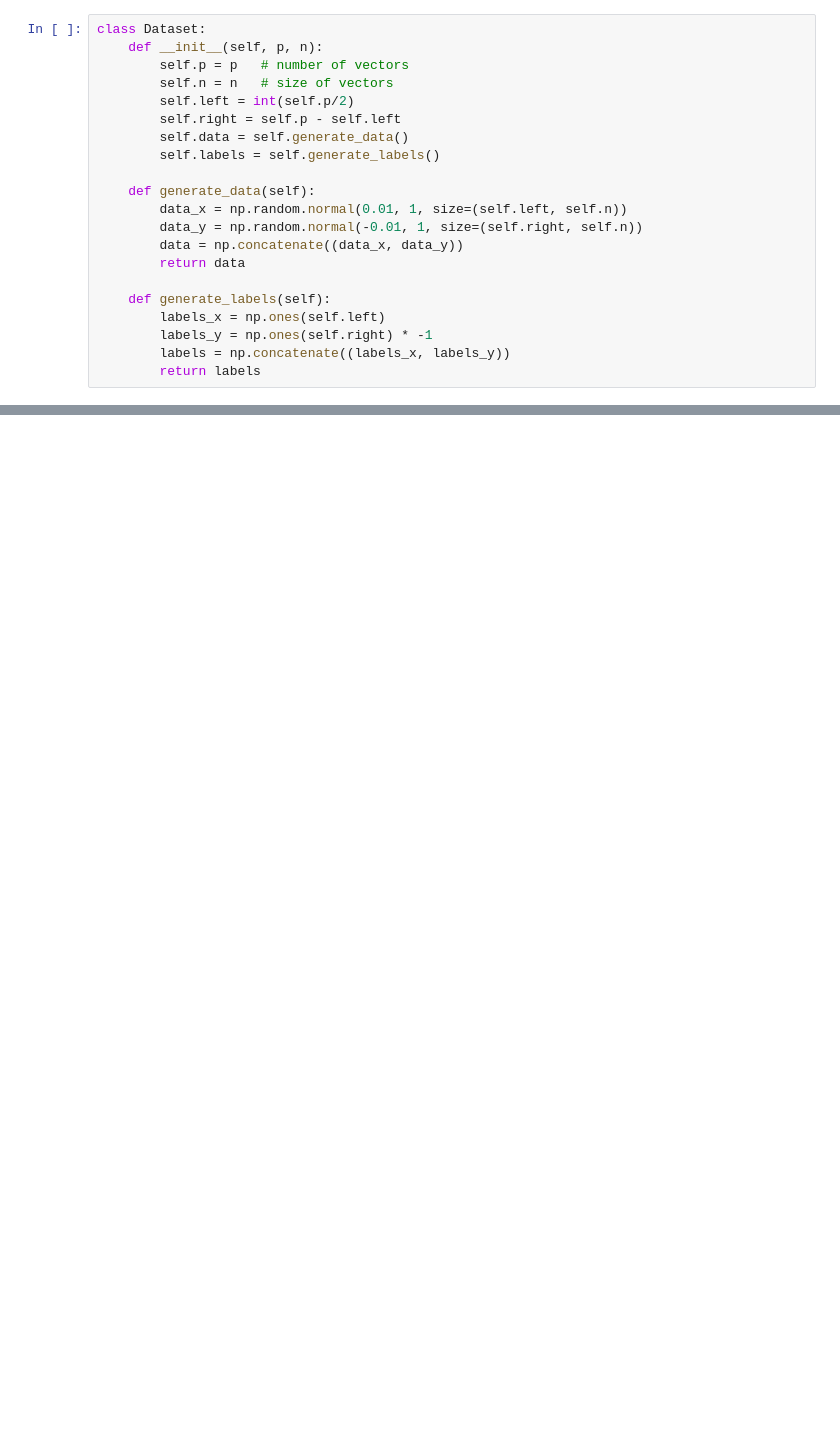
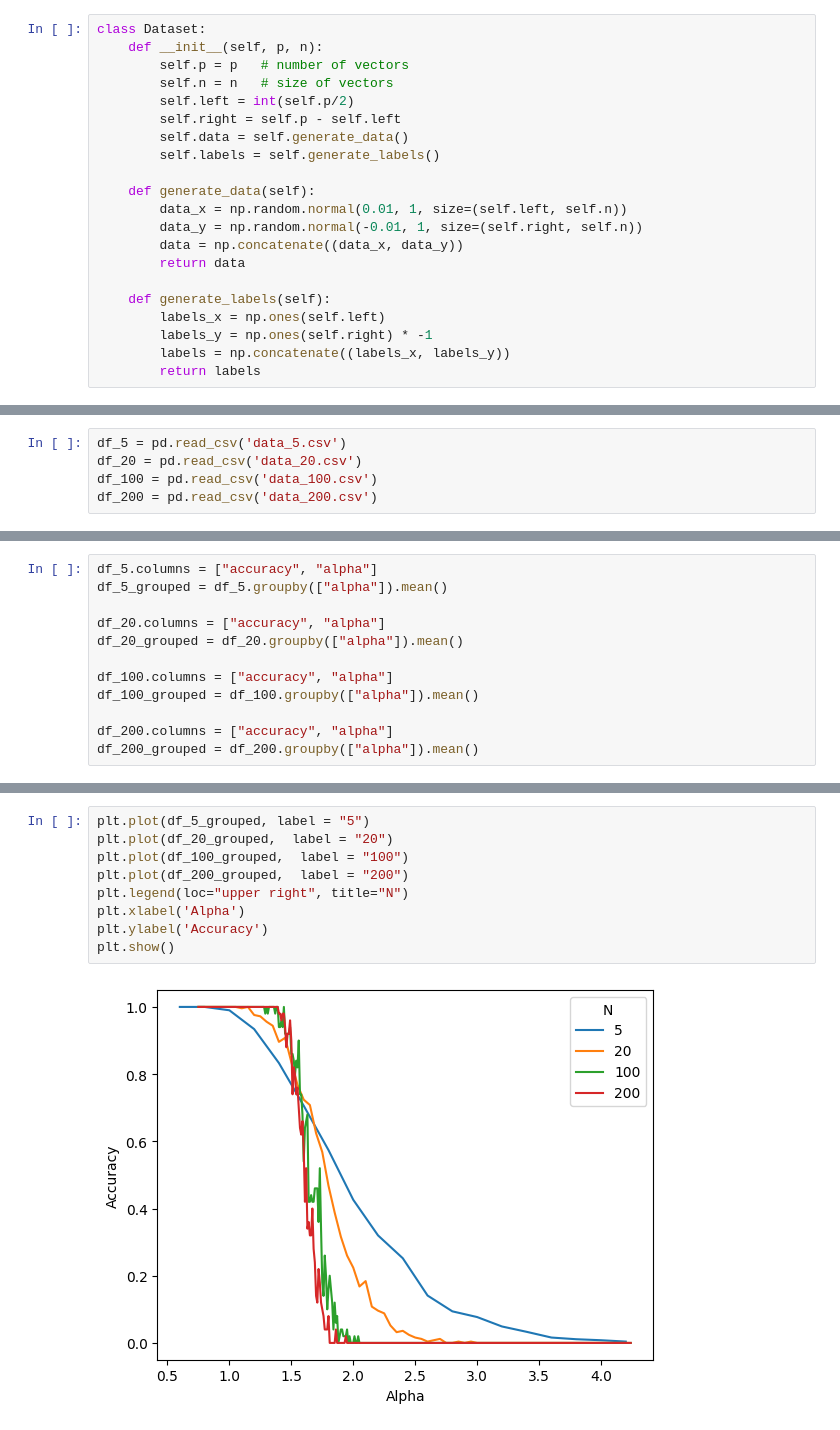
Before and after one commit to oyjuffer/NNCI-1, a Jupyter notebook: main.ipynb, the cells around one changed output, grey strips where cells are left out. Cells and saved outputs as stored; diff of their text form; blank space fills up the shorter version.

Commit message:
fixed the data

```diff
--- a/main.ipynb
+++ b/main.ipynb
@@ -86 +117,6 @@ def perceptron(n):
+# %%
+df_5 = pd.read_csv('data_5.csv')
+df_20 = pd.read_csv('data_20.csv')
+df_100 = pd.read_csv('data_100.csv')
+df_200 = pd.read_csv('data_200.csv')
 # %% [markdown]
@@ -95 +124,13 @@ N: 200, Dataset: 49, P: 848
+# %%
+df_5.columns = ["accuracy", "alpha"]
+df_5_grouped = df_5.groupby(["alpha"]).mean()
+
+df_20.columns = ["accuracy", "alpha"]
+df_20_grouped = df_20.groupby(["alpha"]).mean()
+
+df_100.columns = ["accuracy", "alpha"]
+df_100_grouped = df_100.groupby(["alpha"]).mean()
+
+df_200.columns = ["accuracy", "alpha"]
+df_200_grouped = df_200.groupby(["alpha"]).mean()
 # %% [markdown]
@@ -155,0 +138,11 @@ plt.show()
+# %%
+plt.plot(df_5_grouped, label = "5")
+plt.plot(df_20_grouped,  label = "20")
+plt.plot(df_100_grouped,  label = "100")
+plt.plot(df_200_grouped,  label = "200")
+plt.legend(loc="upper right", title="N")
+plt.xlabel('Alpha')
+plt.ylabel('Accuracy')
+plt.show()
+# %% [output]
+[figure, added]
```
Also changed, not shown: parts of 15 cells of this notebook, 5 other files.
